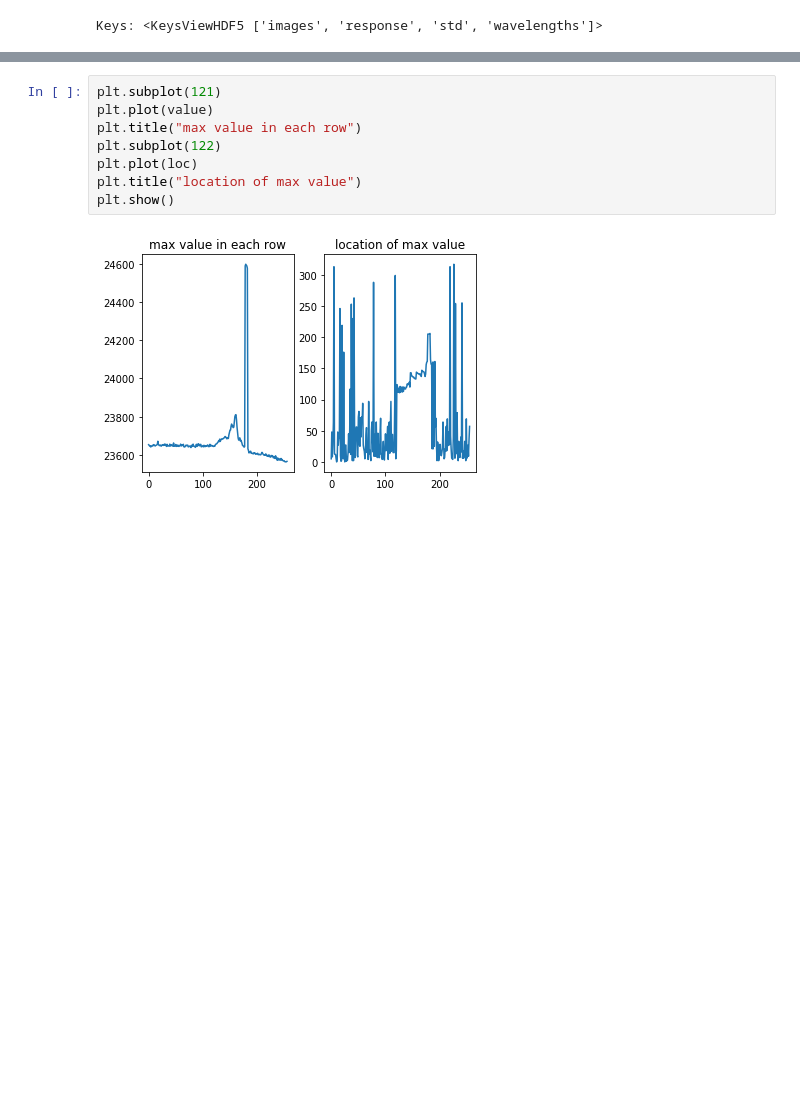
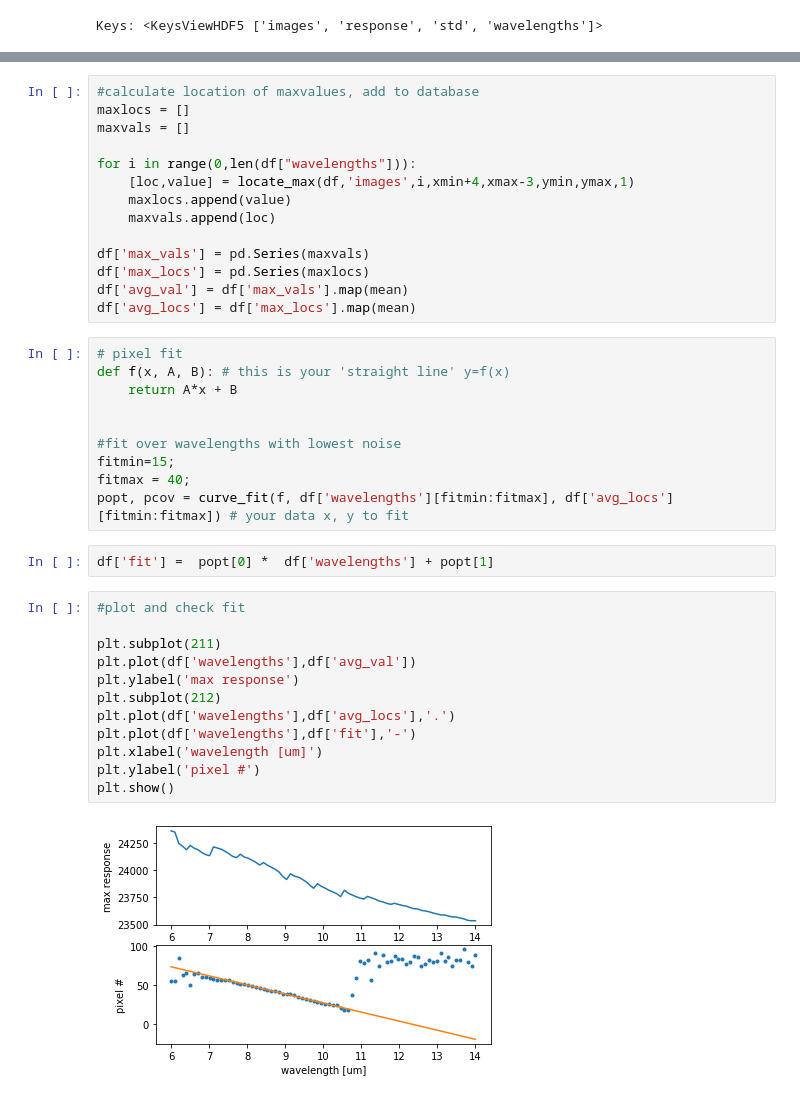
Before and after one commit to Polarization-Lab/IRCSP, a Jupyter notebook: calibration/monochromator/pixel_locate.ipynb, the cells around one changed output, grey strips where cells are left out. Cells and saved outputs as stored; diff of their text form; blank space fills up the shorter version.

```diff
--- a/calibration/monochromator/pixel_locate.ipynb
+++ b/calibration/monochromator/pixel_locate.ipynb
@@ -41,10 +51,40 @@ TypeError: cannot unpack non-iterable function object
-# %%
-plt.subplot(121)
-plt.plot(value)
-plt.title("max value in each row")
-plt.subplot(122)
-plt.plot(loc)
-plt.title("location of max value")
-plt.show()
-# %% [output]
-[figure, removed]
+# %%
+#calculate location of maxvalues, add to database
+maxlocs = []
+maxvals = []
+
+for i in range(0,len(df["wavelengths"])):
+    [loc,value] = locate_max(df,'images',i,xmin+4,xmax-3,ymin,ymax,1)
+    maxlocs.append(value)
+    maxvals.append(loc)
+
+df['max_vals'] = pd.Series(maxvals)
+df['max_locs'] = pd.Series(maxlocs)
+df['avg_val'] = df['max_vals'].map(mean)
+df['avg_locs'] = df['max_locs'].map(mean)
+# %%
+# pixel fit
+def f(x, A, B): # this is your 'straight line' y=f(x)
+    return A*x + B
+
+
+#fit over wavelengths with lowest noise
+fitmin=15;
+fitmax = 40;
+popt, pcov = curve_fit(f, df['wavelengths'][fitmin:fitmax], df['avg_locs'][fitmin:fitmax]) # your data x, y to fit
+# %%
+df['fit'] =  popt[0] *  df['wavelengths'] + popt[1]
+# %%
+#plot and check fit
+
+plt.subplot(211)
+plt.plot(df['wavelengths'],df['avg_val'])
+plt.ylabel('max response')
+plt.subplot(212)
+plt.plot(df['wavelengths'],df['avg_locs'],'.')
+plt.plot(df['wavelengths'],df['fit'],'-')
+plt.xlabel('wavelength [um]')
+plt.ylabel('pixel #')
+plt.show()
+# %% [output]
+[figure, added]
```
Also changed, not shown: parts of 8 cells of this notebook, 9 other files.
